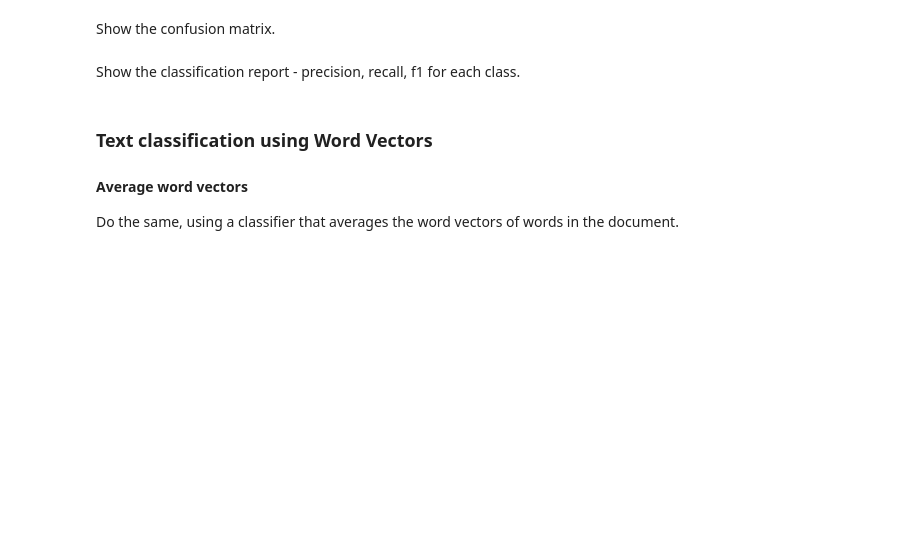
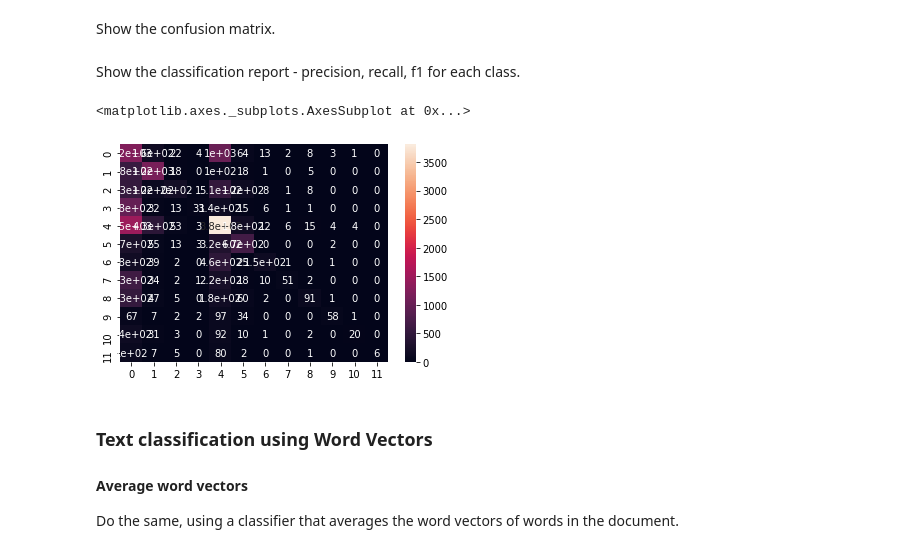
Before and after one commit to GreJerdev/Y-data, a Jupyter notebook: dl/home_work3/DL_word_embedding_assignment.ipynb, the cells around one changed output. Saved outputs shown, nothing was run; the diff lists cells and outputs as text; code cells hidden in the pictures; blank space fills up the shorter version.

```diff
--- a/dl/home_work3/DL_word_embedding_assignment.ipynb
+++ b/dl/home_work3/DL_word_embedding_assignment.ipynb
@@ -636,0 +657,13 @@ You will need to divide your dataset into a train and test sets.
+# %%
+
+#X_pre_process_data =  [ clean_text(x,True) for x in X]
+X_pre_process_data =  [ x if not pd.isnull(x) else "" for x in X]
+y_number = [genre_to_class_number[genre] for genre in y]
+X_vector = count_vectorizer.transform(X_pre_process_data)
+# %%
+from sklearn.model_selection import train_test_split
+from sklearn.naive_bayes import ComplementNB
+
+X_train, X_test, y_train, y_test = train_test_split(X_vector[:60000].todense(), y_number[:60000], test_size=0.7, random_state=0)
+clf  = ComplementNB()
+clf.fit(X_train, y_train)
@@ -636,0 +677,5 @@ You will need to divide your dataset into a train and test sets.
+# %%
+import pickle
+# load the model from disk
+filename = 'ComplementNB_model.sav'
+clf = pickle.load(open(filename, 'rb'))
@@ -637,7 +684,20 @@ You will need to divide your dataset into a train and test sets.
 # %% [markdown]
 Show the confusion matrix.
+# %%
+
+y_pred = clf.predict(X_train)
 # %% [markdown]
 Show the classification report - precision, recall, f1 for each class.
+# %%
+from sklearn.metrics import confusion_matrix
+import matplotlib.pyplot as plt
+import seaborn as sns
+con_matrix = confusion_matrix(y_train, y_pred)
+
+sns.heatmap(con_matrix, annot=True)
+# %% [output]
+<matplotlib.axes._subplots.AxesSubplot at 0x...>
+[figure, added]
 # %% [markdown]
 ### Text classification using Word Vectors
 #### Average word vectors
```
Also changed, not shown: parts of 17 cells of this notebook.
